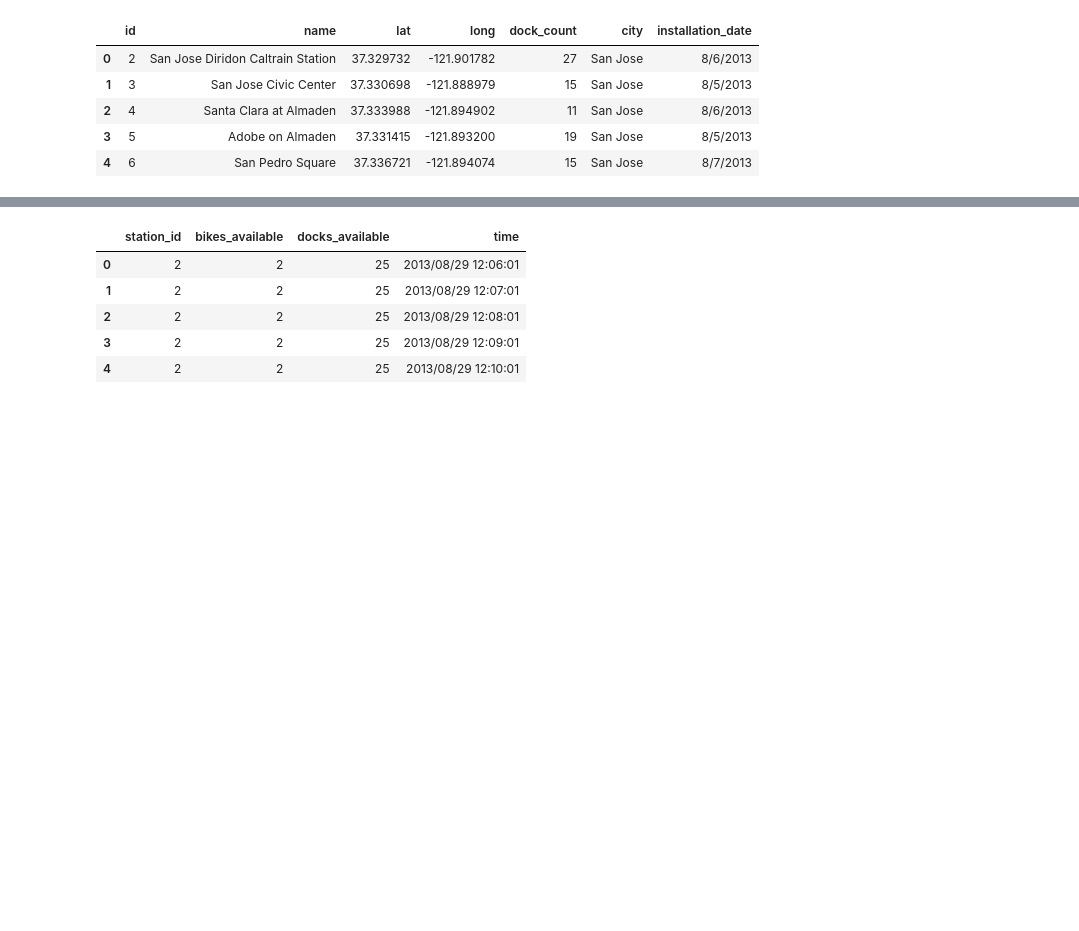
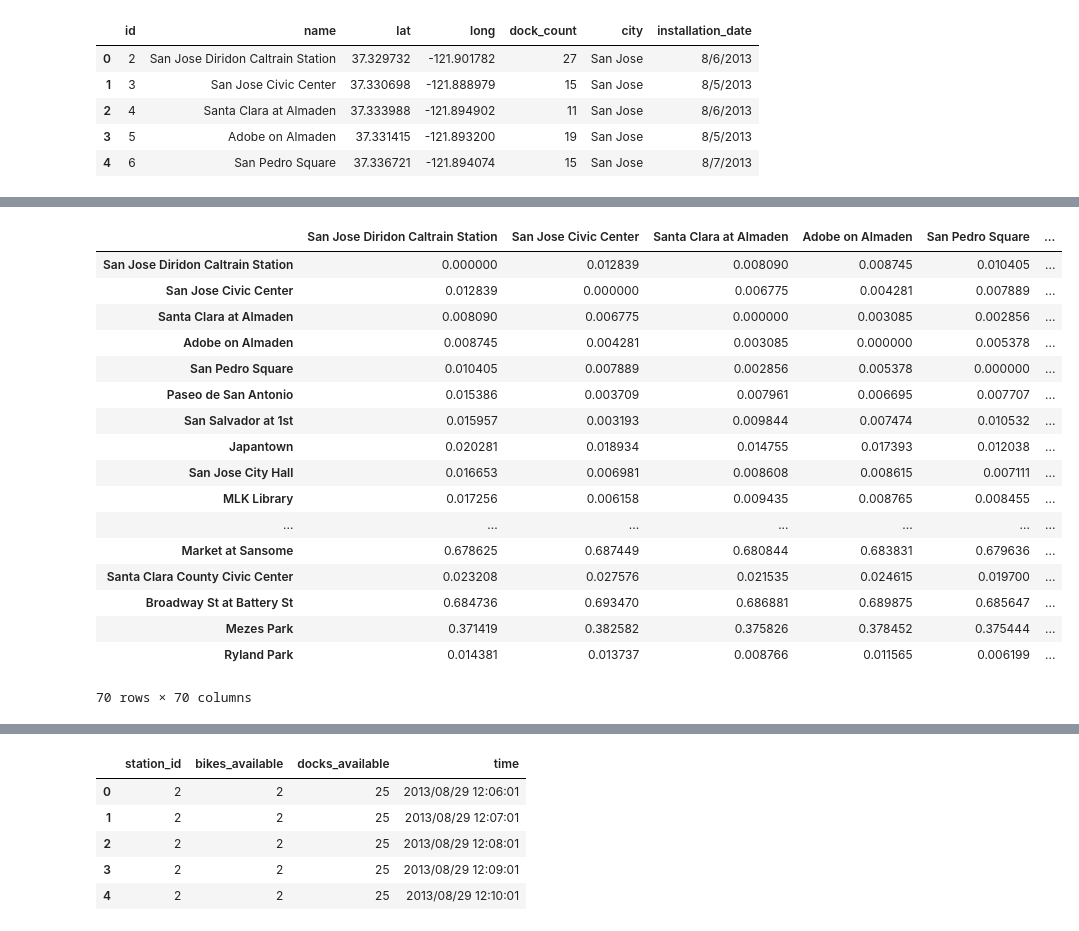
Before and after one commit to Pljosan/MLseminarski, a Jupyter notebook: Regresija.ipynb, the cells around one changed output, grey strips where cells are left out. Saved outputs shown, nothing was run; the diff lists cells and outputs as text; code cells hidden in the pictures; blank space fills up the shorter version.

```diff
--- a/Regresija.ipynb
+++ b/Regresija.ipynb
@@ -233,0 +227,2 @@ station.head()
+# %%
+distanceColumns = station[['name', 'lat', 'long']]
@@ -233,0 +238,23 @@ station.head()
+# %%
+distanceMatrix = pd.DataFrame(squareform(pdist(distanceColumns.iloc[:, 1:])), columns=distanceColumns.name.unique(), index=distanceColumns.name.unique())
+# %%
+distanceMatrix
+# %% [output]
+|  | San Jose Diridon Caltrain Station | San Jose Civic Center | Santa Clara at Almaden | Adobe on Almaden | San Pedro Square | ... |
+| San Jose Diridon Caltrain Station | 0.000000 | 0.012839 | 0.008090 | 0.008745 | 0.010405 | ... |
+| San Jose Civic Center | 0.012839 | 0.000000 | 0.006775 | 0.004281 | 0.007889 | ... |
+| Santa Clara at Almaden | 0.008090 | 0.006775 | 0.000000 | 0.003085 | 0.002856 | ... |
+| Adobe on Almaden | 0.008745 | 0.004281 | 0.003085 | 0.000000 | 0.005378 | ... |
+| San Pedro Square | 0.010405 | 0.007889 | 0.002856 | 0.005378 | 0.000000 | ... |
+| Paseo de San Antonio | 0.015386 | 0.003709 | 0.007961 | 0.006695 | 0.007707 | ... |
+| San Salvador at 1st | 0.015957 | 0.003193 | 0.009844 | 0.007474 | 0.010532 | ... |
+| Japantown | 0.020281 | 0.018934 | 0.014755 | 0.017393 | 0.012038 | ... |
+| San Jose City Hall | 0.016653 | 0.006981 | 0.008608 | 0.008615 | 0.007111 | ... |
+| MLK Library | 0.017256 | 0.006158 | 0.009435 | 0.008765 | 0.008455 | ... |
+| ... | ... | ... | ... | ... | ... | ... |
+| Market at Sansome | 0.678625 | 0.687449 | 0.680844 | 0.683831 | 0.679636 | ... |
+| Santa Clara County Civic Center | 0.023208 | 0.027576 | 0.021535 | 0.024615 | 0.019700 | ... |
+| Broadway St at Battery St | 0.684736 | 0.693470 | 0.686881 | 0.689875 | 0.685647 | ... |
+| Mezes Park | 0.371419 | 0.382582 | 0.375826 | 0.378452 | 0.375444 | ... |
+| Ryland Park | 0.014381 | 0.013737 | 0.008766 | 0.011565 | 0.006199 | ... |
+70 rows × 70 columns
```
Also changed, not shown: parts of 24 cells of this notebook.
